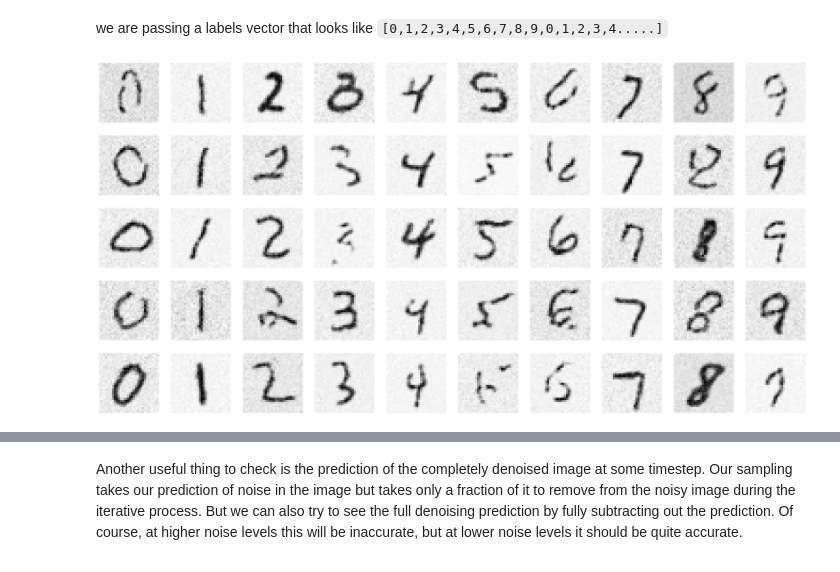
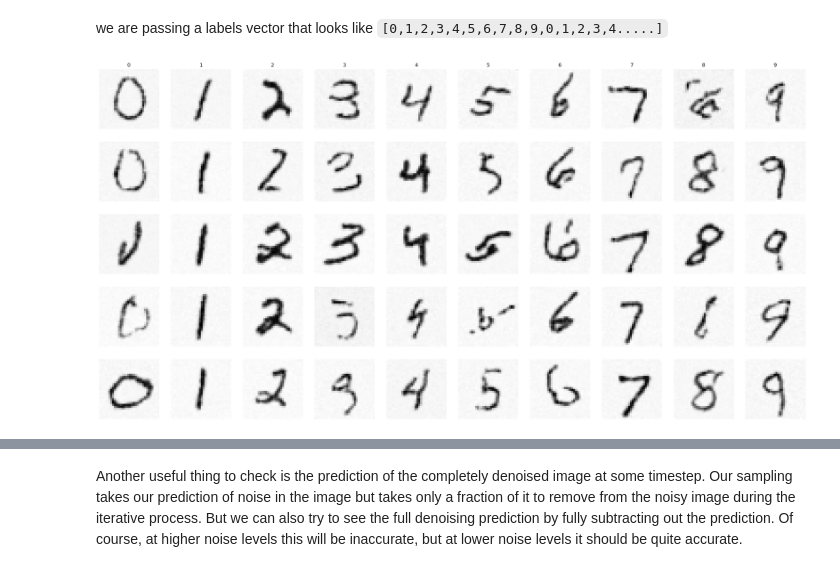
Before and after one commit to fastai/fastdiffusion, a Jupyter notebook: nbs/tcapelle/Diffusion_models_with_fastai_conditional.ipynb, the cells around one changed output, grey strips where cells are left out. Saved outputs shown, nothing was run; the diff lists cells and outputs as text; code cells hidden in the pictures.

Commit message:
updated MNIST nb

```diff
--- a/nbs/tcapelle/Diffusion_models_with_fastai_conditional.ipynb
+++ b/nbs/tcapelle/Diffusion_models_with_fastai_conditional.ipynb
@@ -24,7 +24,7 @@ from data import *
 
 Let's load our data. We'll work with the famous MNIST dataset.
 # %%
-bs = 512 # batch size
+bs = 256 # batch size
 size = 32 # image size
 epochs = 10
 # %%
@@ -154,3 +148,3 @@ Syncing run fancy-durian-42 to Weights & Biases (docs)
 # %%
-ddpm_learner.fit_one_cycle(epochs, 3e-4, cbs =[SaveModelCallback(monitor="train_loss", fname="mnist"), WandbCallback(log_preds=False, log_model=True)])
+ddpm_learner.fit_one_cycle(epochs, 3e-4)
 # %% [output]
@@ -194,8 +177,8 @@ we are passing a labels vector that looks like `[0,1,2,3,4,5,6,7,8,9,0,1,2,3,4..
 # %%
 nrows=5
 ncols = int(math.ceil(25/10))
 axs = subplots(nrows, 10)[1].flat
-for pred, ax in zip(preds[0], axs):
-    (pred*0.5 + 0.5).show(ax=ax)
+for i, (pred, ax) in enumerate(zip(preds[0], axs)):
+    (pred*0.5 + 0.5).show(ax=ax, title=i if i<10 else None)
 # %% [output]
-[figure, old version]
+[figure, new version]
```
Also changed, not shown: parts of 14 cells of this notebook.
